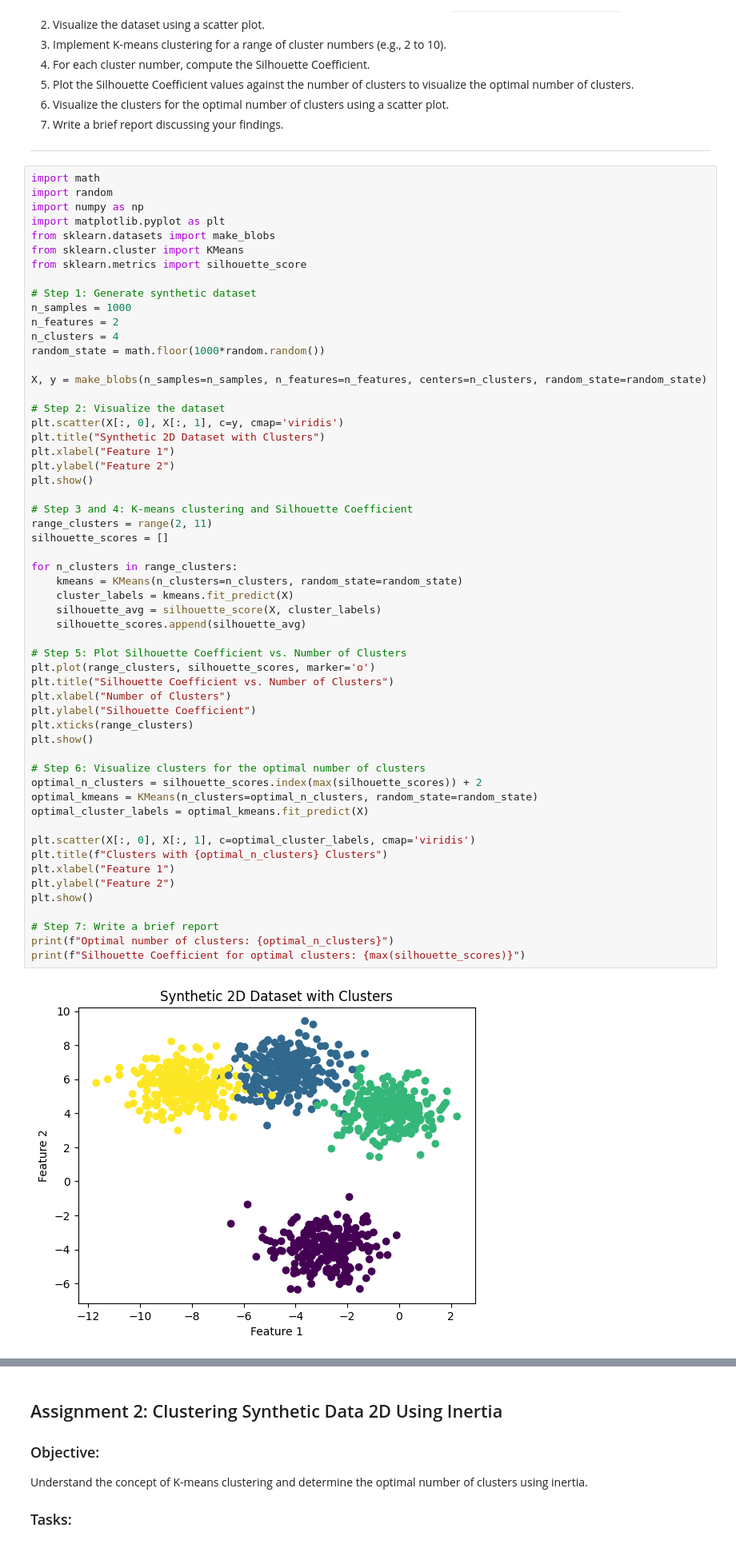
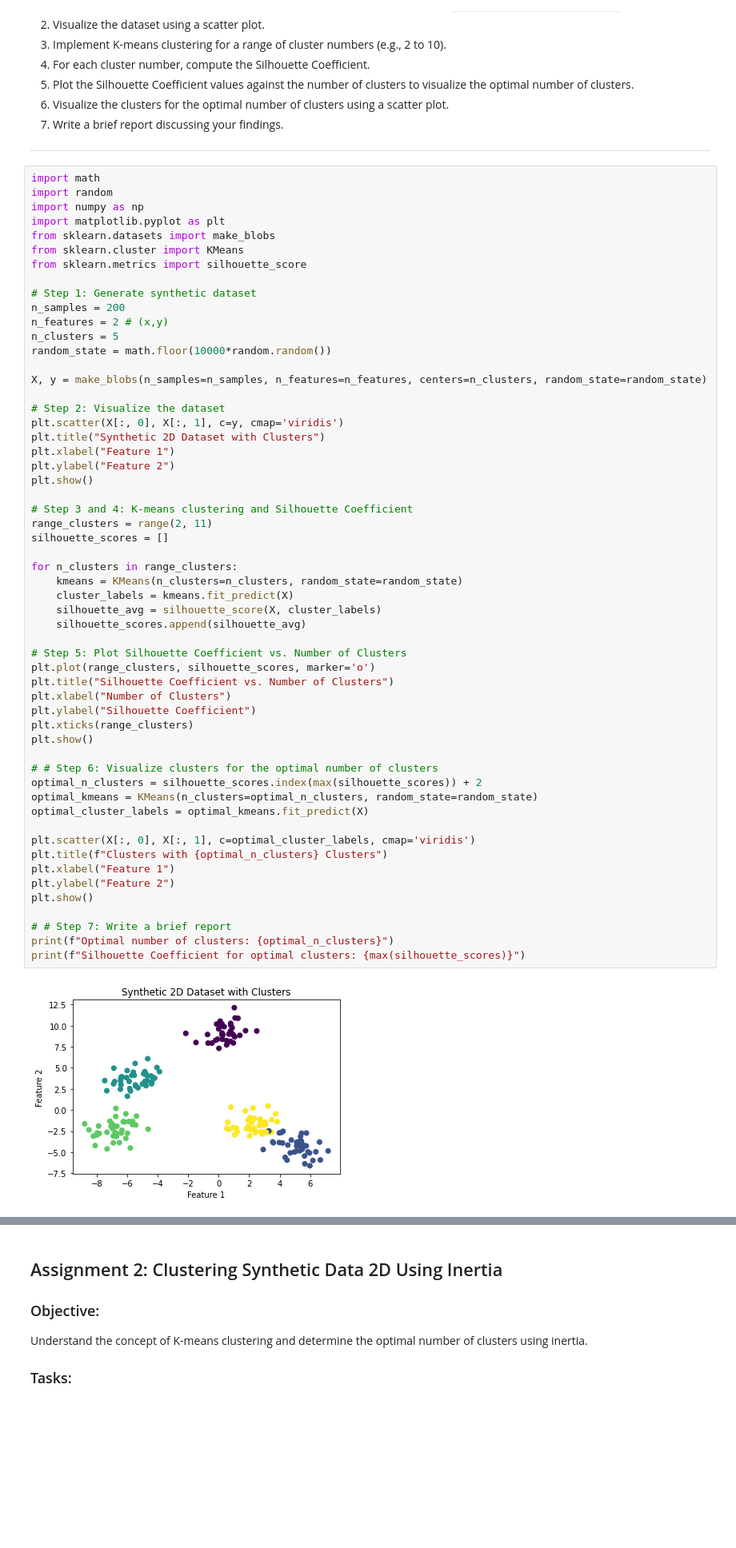
Before and after one commit to sahathat/dataSci, a Jupyter notebook: machineLearning/unsupervised/63130500113-kmeans.ipynb, the cells around one changed output, grey strips where cells are left out. Shown at 80% size. Saved outputs shown, nothing was run; the diff lists cells and outputs as text; blank space fills up the shorter version.

```diff
--- a/machineLearning/unsupervised/63130500113-kmeans.ipynb
+++ b/machineLearning/unsupervised/63130500113-kmeans.ipynb
@@ -32,10 +32,10 @@ from sklearn.cluster import KMeans
 from sklearn.metrics import silhouette_score
 
 # Step 1: Generate synthetic dataset
-n_samples = 1000
-n_features = 2
-n_clusters = 4
-random_state = math.floor(1000*random.random())
+n_samples = 200
+n_features = 2 # (x,y)
+n_clusters = 5
+random_state = math.floor(10000*random.random())
 
 X, y = make_blobs(n_samples=n_samples, n_features=n_features, centers=n_clusters, random_state=random_state)
 
@@ -50,33 +50,33 @@ plt.show()
 range_clusters = range(2, 11)
 silhouette_scores = []
 
 for n_clusters in range_clusters:
     kmeans = KMeans(n_clusters=n_clusters, random_state=random_state)
     cluster_labels = kmeans.fit_predict(X)
     silhouette_avg = silhouette_score(X, cluster_labels)
     silhouette_scores.append(silhouette_avg)
 
 # Step 5: Plot Silhouette Coefficient vs. Number of Clusters
 plt.plot(range_clusters, silhouette_scores, marker='o')
 plt.title("Silhouette Coefficient vs. Number of Clusters")
 plt.xlabel("Number of Clusters")
 plt.ylabel("Silhouette Coefficient")
 plt.xticks(range_clusters)
 plt.show()
 
-# Step 6: Visualize clusters for the optimal number of clusters
+# # Step 6: Visualize clusters for the optimal number of clusters
 optimal_n_clusters = silhouette_scores.index(max(silhouette_scores)) + 2
 optimal_kmeans = KMeans(n_clusters=optimal_n_clusters, random_state=random_state)
 optimal_cluster_labels = optimal_kmeans.fit_predict(X)
 
 plt.scatter(X[:, 0], X[:, 1], c=optimal_cluster_labels, cmap='viridis')
 plt.title(f"Clusters with {optimal_n_clusters} Clusters")
 plt.xlabel("Feature 1")
 plt.ylabel("Feature 2")
 plt.show()
 
-# Step 7: Write a brief report
+# # Step 7: Write a brief report
 print(f"Optimal number of clusters: {optimal_n_clusters}")
 print(f"Silhouette Coefficient for optimal clusters: {max(silhouette_scores)}")
 # %% [output]
-[figure, old version]
+[figure, new version]
```
Also changed, not shown: parts of 4 cells of this notebook, 2 other files.
